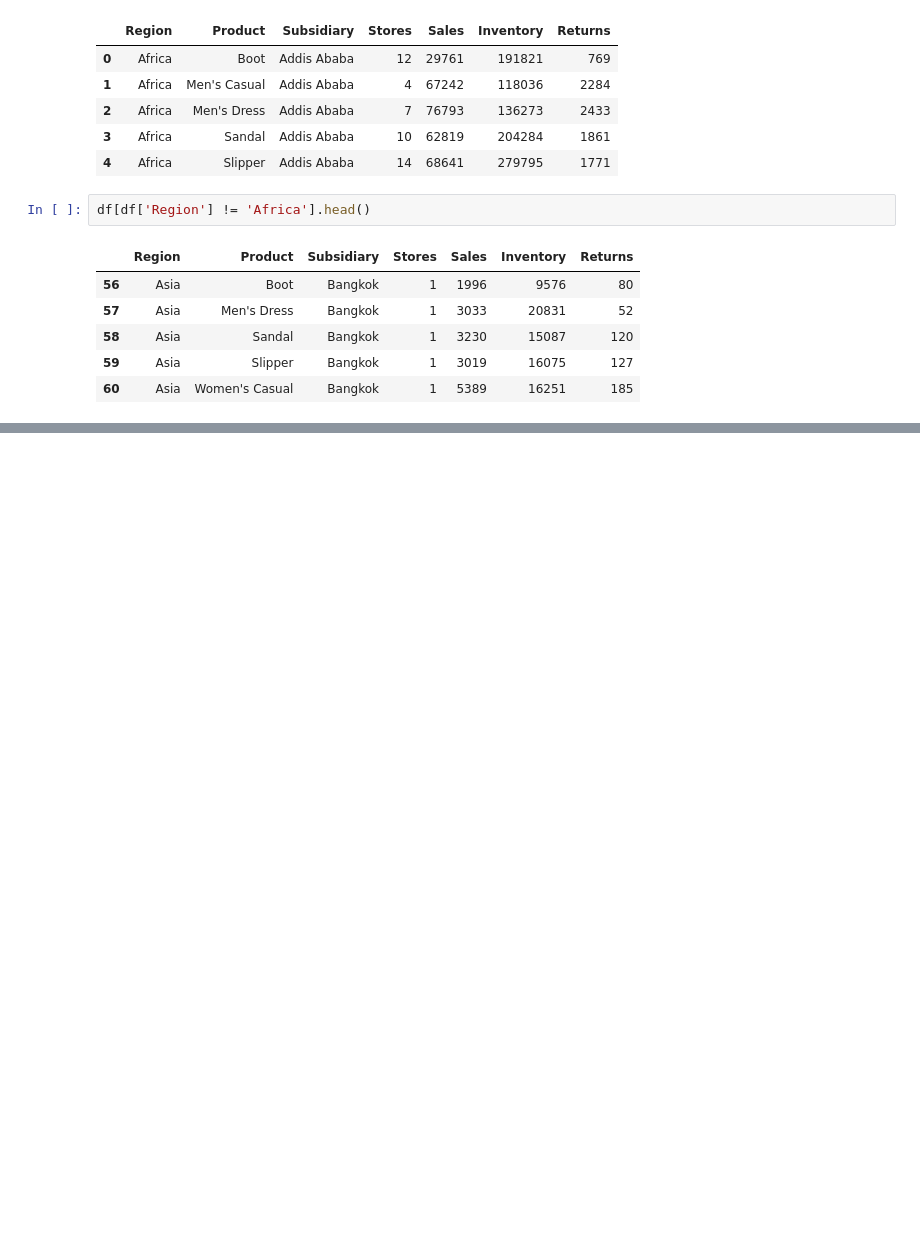
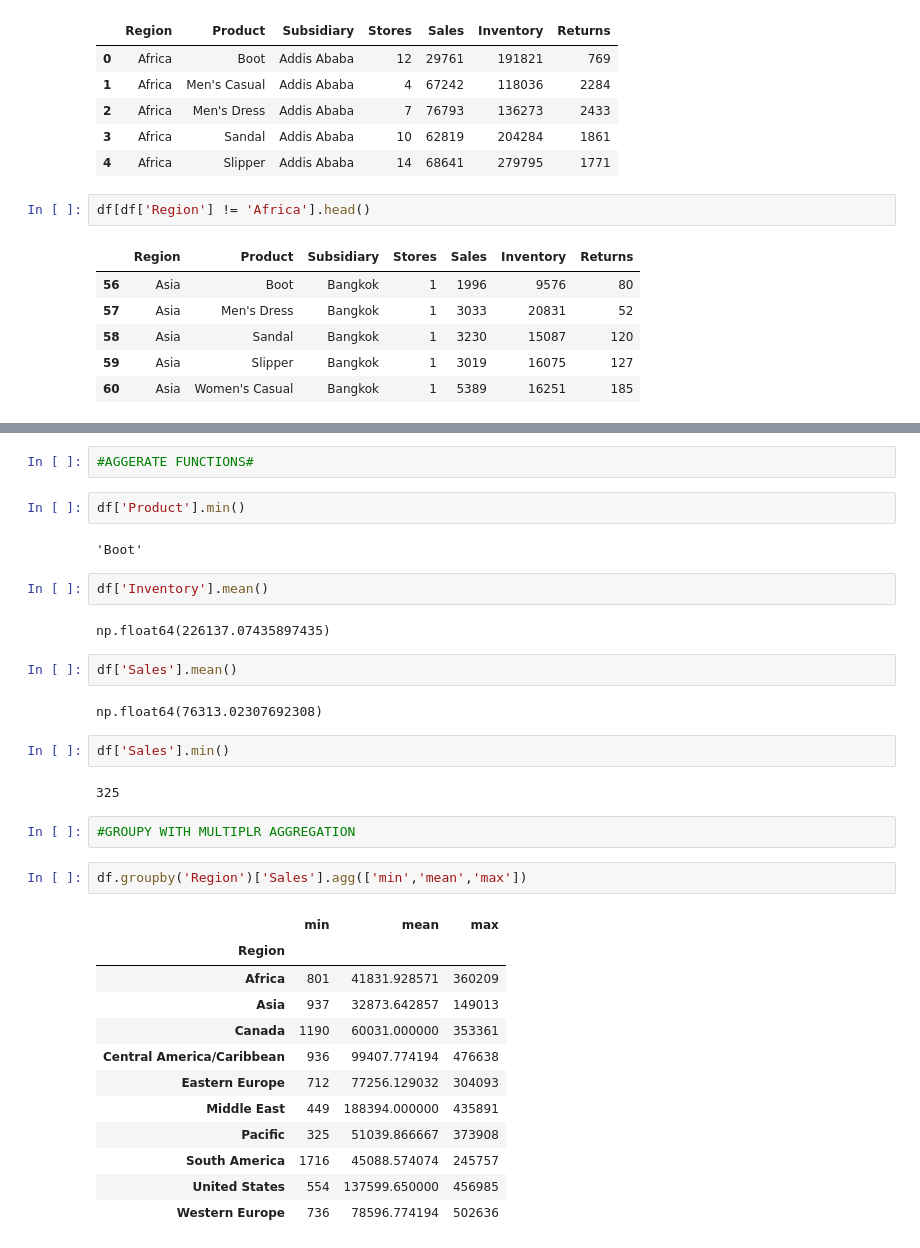
Before and after one commit to jahnavitelsang/DATASCIENCE, a Jupyter notebook: PYTHON.ipynb, the cells around one changed output, grey strips where cells are left out. Saved outputs shown, nothing was run; the diff lists cells and outputs as text; blank space fills up the shorter version.

```diff
--- a/PYTHON.ipynb
+++ b/PYTHON.ipynb
@@ -973,0 +1056,35 @@ df[df['Region'] != 'Africa'].head()
+# %%
+#AGGERATE FUNCTIONS#
+# %%
+df['Product'].min()
+# %% [output]
+'Boot'
+# %%
+df['Inventory'].mean()
+# %% [output]
+np.float64(226137.07435897435)
+# %%
+df['Sales'].mean()
+# %% [output]
+np.float64(76313.02307692308)
+# %%
+df['Sales'].min()
+# %% [output]
+325
+# %%
+#GROUPY WITH MULTIPLR AGGREGATION
+# %%
+df.groupby('Region')['Sales'].agg(['min','mean','max'])
+# %% [output]
+|  | min | mean | max |
+| Region |  |  |  |
+| Africa | 801 | 41831.928571 | 360209 |
+| Asia | 937 | 32873.642857 | 149013 |
+| Canada | 1190 | 60031.000000 | 353361 |
+| Central America/Caribbean | 936 | 99407.774194 | 476638 |
+| Eastern Europe | 712 | 77256.129032 | 304093 |
+| Middle East | 449 | 188394.000000 | 435891 |
+| Pacific | 325 | 51039.866667 | 373908 |
+| South America | 1716 | 45088.574074 | 245757 |
+| United States | 554 | 137599.650000 | 456985 |
+| Western Europe | 736 | 78596.774194 | 502636 |
```
Also changed, not shown: parts of 9 cells of this notebook.
